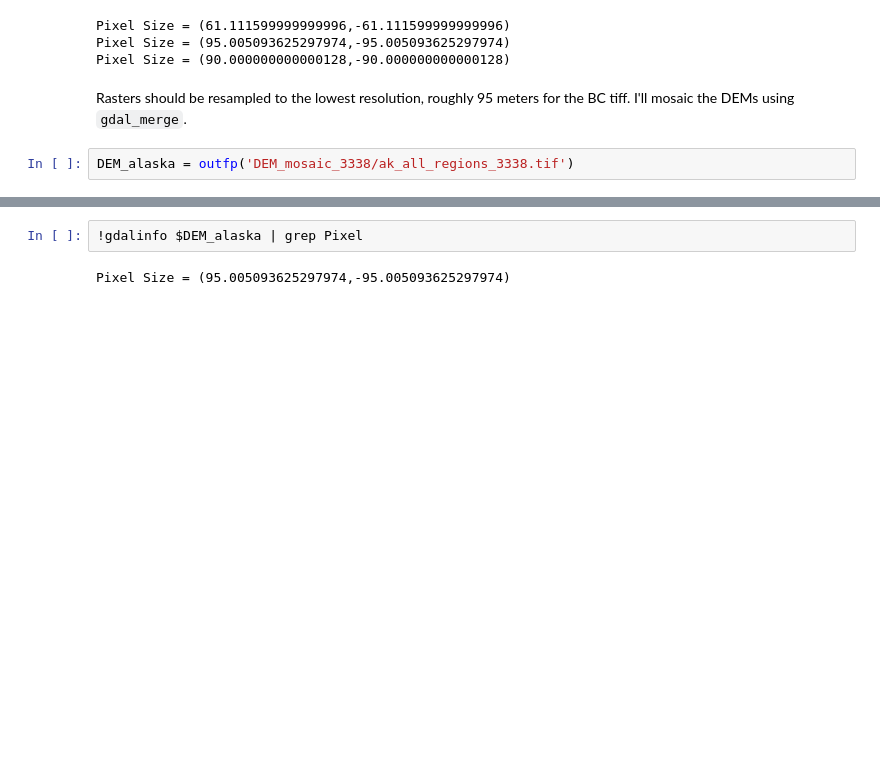
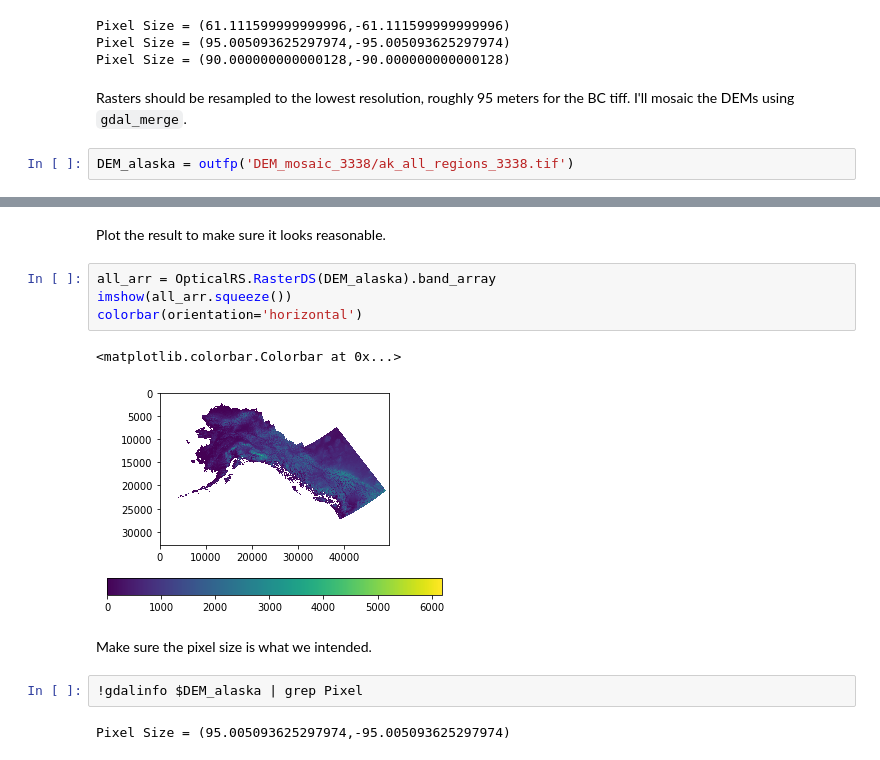
Before and after one commit to mariejohnson/spatial_analysis, a Jupyter notebook: HabMetricsNotebooks/Elevation_Raster.ipynb, the cells around one changed output, grey strips where cells are left out. Drawn from its saved outputs; the diff is of its cells as text; blank space fills up the shorter version.

```diff
--- a/HabMetricsNotebooks/Elevation_Raster.ipynb
+++ b/HabMetricsNotebooks/Elevation_Raster.ipynb
@@ -240,3 +199,14 @@ Band 1 Block=49638x1 Type=Int16, ColorInterp=Gray
+# %% [markdown]
+Plot the result to make sure it looks reasonable.
+# %%
+all_arr = OpticalRS.RasterDS(DEM_alaska).band_array
+imshow(all_arr.squeeze())
+colorbar(orientation='horizontal')
+# %% [output]
+<matplotlib.colorbar.Colorbar at 0x...>
+[figure, added]
+# %% [markdown]
+Make sure the pixel size is what we intended.
 # %%
 !gdalinfo $DEM_alaska | grep Pixel
 # %% [output]
```
Also changed, not shown: parts of 32 cells of this notebook.
